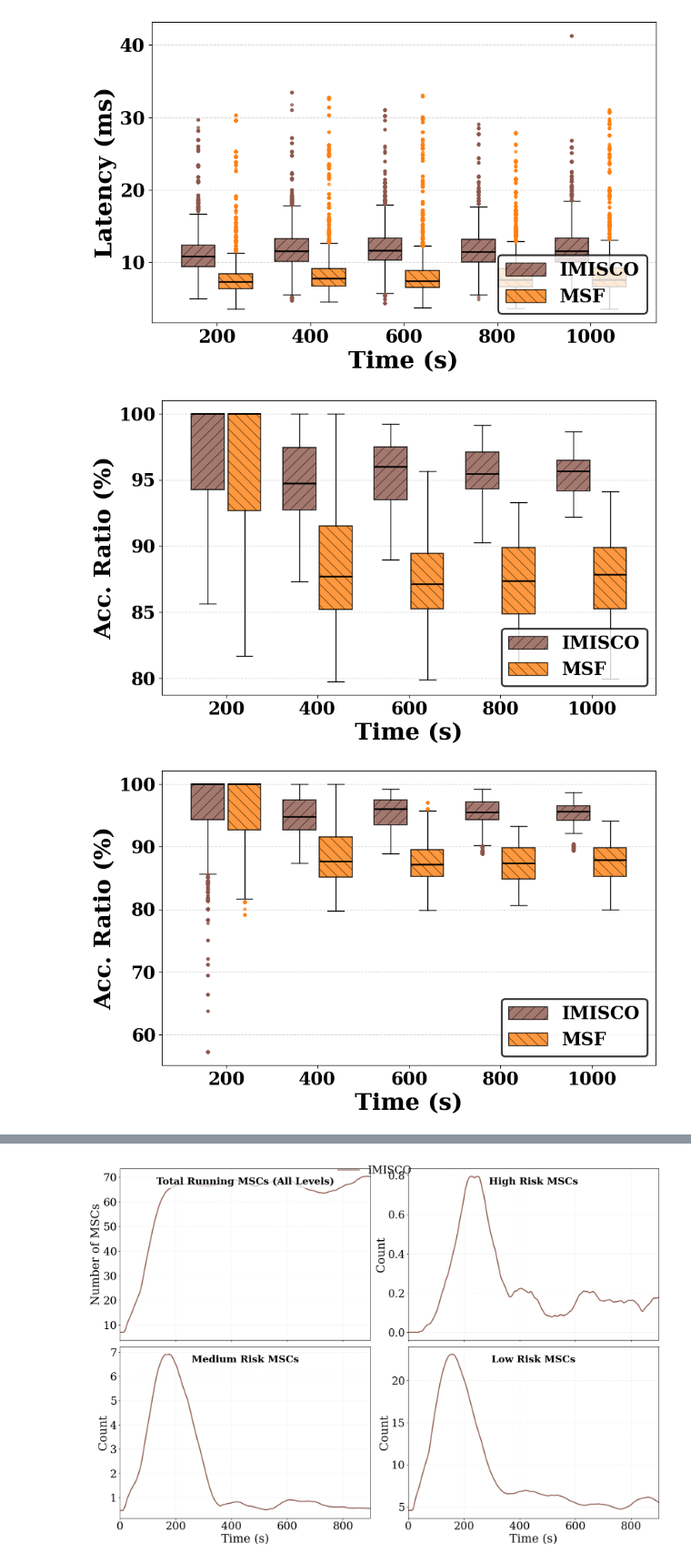
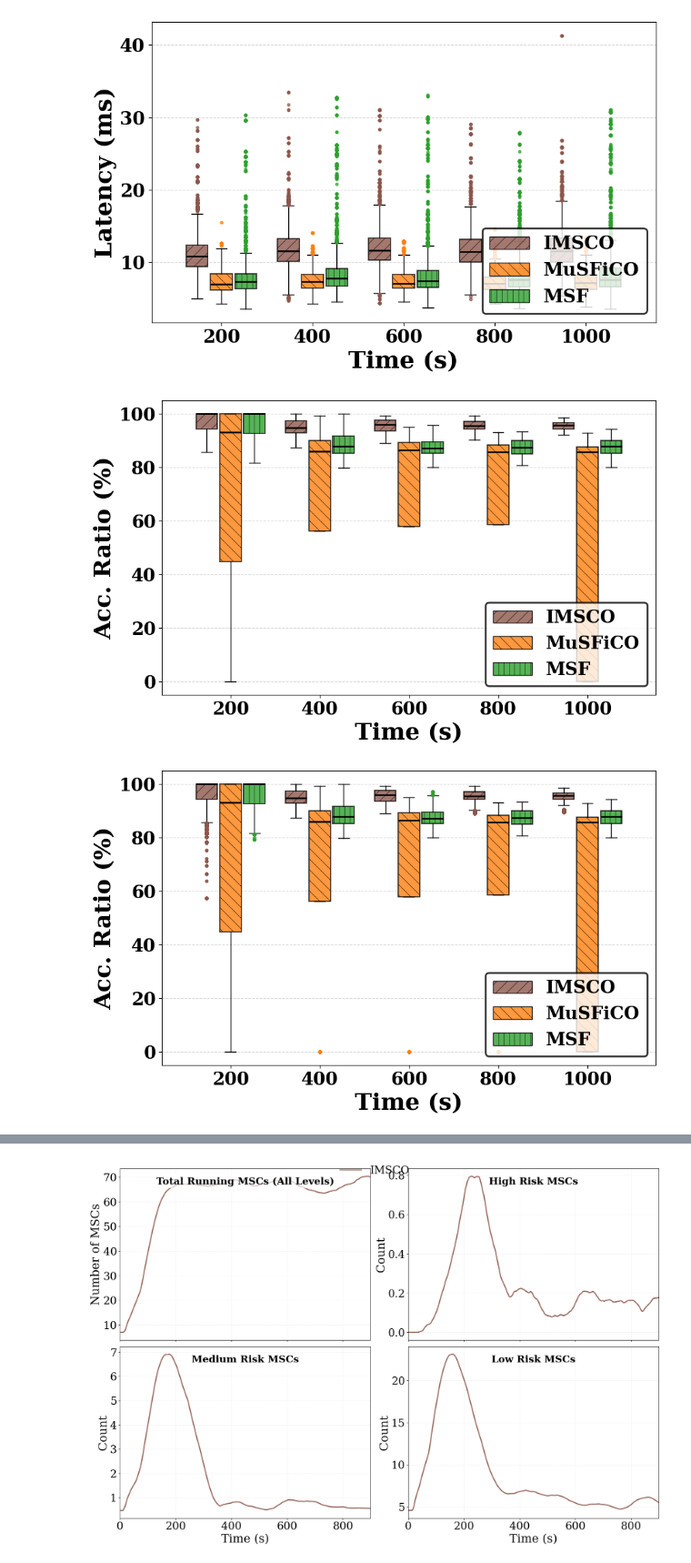
Before and after one commit to FialhoSJ/multi-user-sfc, a Jupyter notebook: plots/2026/teste.ipynb, the cells around one changed output, grey strips where cells are left out. Shown at 91% size. Cells and saved outputs as stored; diff of their text form; code cells hidden in the pictures.

```diff
--- a/plots/2026/teste.ipynb
+++ b/plots/2026/teste.ipynb
@@ -68,7 +68,7 @@ NOME_ALGORITMOS_MAP = {
     'ga': 'OSCIM',
     'msf': 'MSF',
     'goku': 'OSCIM',
-    'vegeta': 'IMISCO',
+    'vegeta': 'IMSCO',
     'musfico': 'MuSFiCO',
     'greedyb': 'GreedyB',
     'kuririnPPO': 'INOMMUS',
@@ -89,7 +89,7 @@ CORES_ALGORITMOS = {
     "Hephaestus": "#2ca02c",
     "OSCIM": "#d62728",
     "GreedyB": "#9467bd",
-    "IMISCO": "#8c564b",
+    "IMSCO": "#8c564b",
     "HDRLB": "#4D774E"        # Verde Escuro/Mudo (Padrão Fig 4)
 }
 
@@ -409,7 +409,7 @@ def create_binned_boxplot(df, x_col, y_col, x_label, y_label, bin_size=10, filen
 # %% [Célula 7] Execução - Gráficos Temporais
 
 # Seleção de Algoritmos para Plotar
-algoritmos_foco = ['IMISCO', 'MSF']
+algoritmos_foco = ['IMSCO', 'MSF','MuSFiCO']
 df_foco = big_data[big_data['algorithm'].isin(algoritmos_foco)].copy()
 
 # Mapeamento Métrica -> Título do Eixo Y
@@ -449,3 +449,3 @@ for titulo, col in metricas_plot.items():
-[figure, old version]
+[figure, new version]
-[figure, old version]
+[figure, new version]
-[figure, old version]
+[figure, new version]
```
Also changed, not shown: parts of 15 cells of this notebook, 2 other files.
